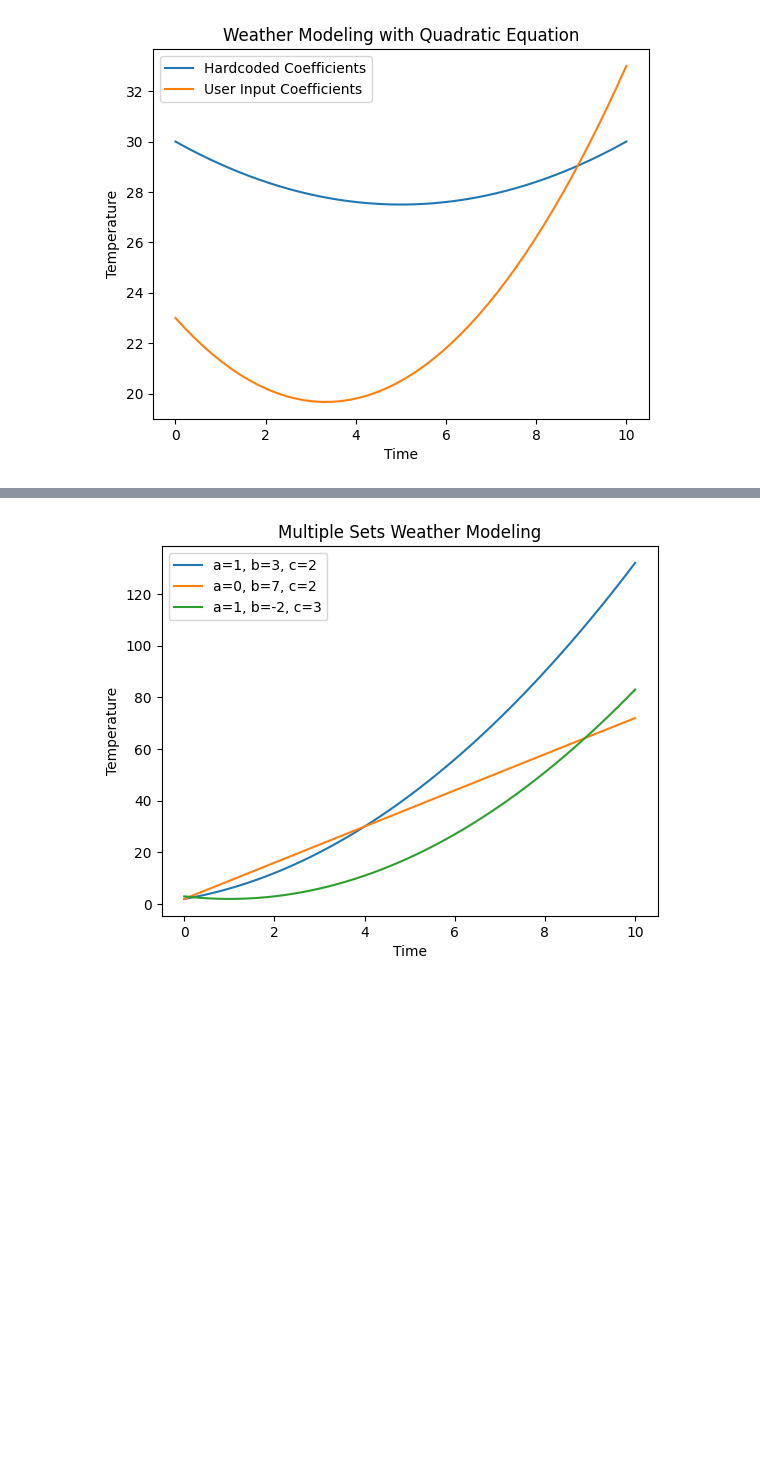
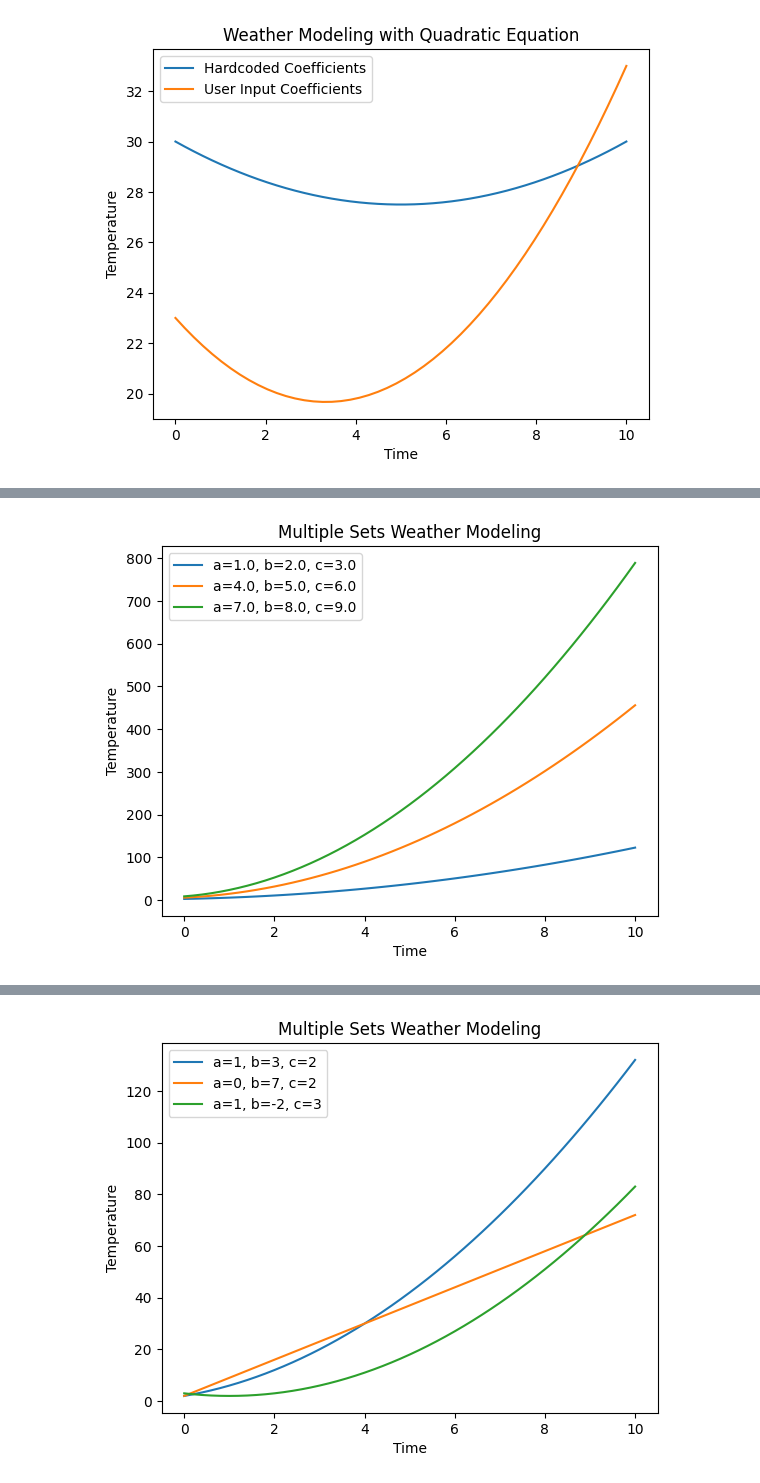
Before and after one commit to ravalisreeharshini/ravalisreeharshini, a Jupyter notebook: SE_1.ipynb, the cells around one changed output, grey strips where cells are left out. Saved outputs shown, nothing was run; the diff lists cells and outputs as text; code cells hidden in the pictures; blank space fills up the shorter version.

```diff
--- a/SE_1.ipynb
+++ b/SE_1.ipynb
@@ -84,0 +163,41 @@ Enter the value of c: 23
+# %%
+import matplotlib.pyplot as plt
+import numpy as np
+
+def quadratic_temp_model(time, a, b, c):
+
+    temperature = a * time**2 + b * time + c
+    return temperature
+
+try:
+  with open("3.txt","r") as file_object:
+    Coefficients_sets = []
+    for l in file_object:
+      Coefficients = list(map(float,l.split()))
+      Coefficients_sets.append(Coefficients)
+
+except FileNotFoundError:
+  print("File not found")
+
+except ValueError:
+  print("Invalid value")
+
+# Time values for plotting
+time_values = np.linspace(0, 10, 51)
+
+# Generate plots for each set of coefficients
+for Coefficients in Coefficients_sets:
+  a, b, c = Coefficients
+  temperature_values = quadratic_temp_model(time_values, a, b, c)
+  label = f"a={a}, b={b}, c={c}"
+  plt.plot(time_values, temperature_values, label=label)
+
+# Customize plot
+plt.xlabel('Time')
+plt.ylabel('Temperature')
+plt.legend()
+plt.title("Multiple Sets Weather Modeling")
+
+plt.show()
+# %% [output]
+[figure, added]
```
Also changed, not shown: parts of 4 cells of this notebook.
